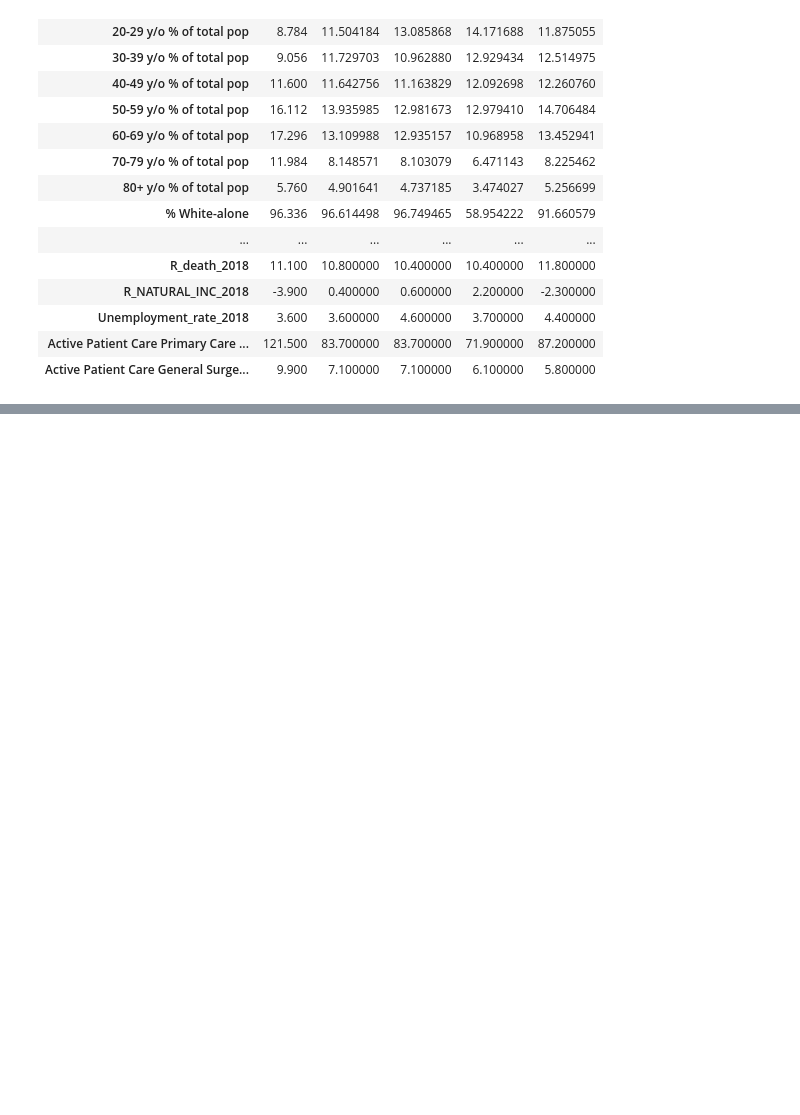
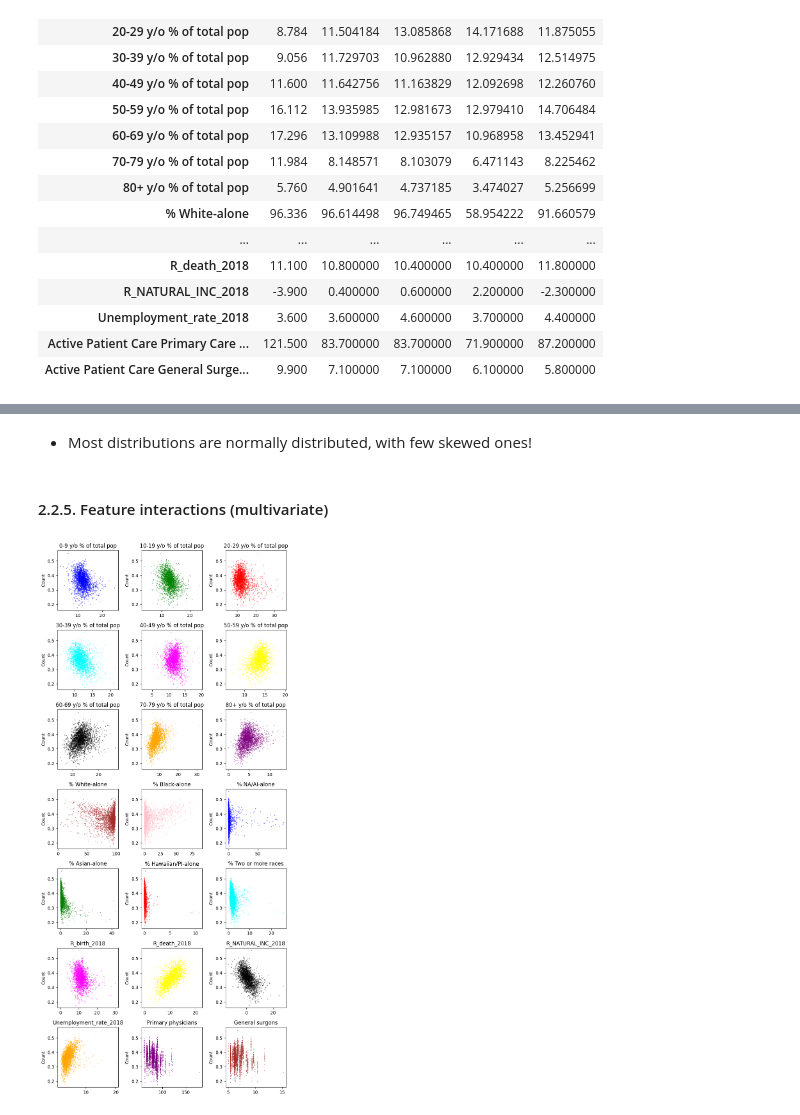
Before and after one commit to 4GeeksAcademy/Madesh1-regularized-linear-regression, a Jupyter notebook: src/Madesh_solution.ipynb, the cells around one changed output, grey strips where cells are left out. Saved outputs shown, nothing was run; the diff lists cells and outputs as text; code cells hidden in the pictures; blank space fills up the shorter version.

```diff
--- a/src/Madesh_solution.ipynb
+++ b/src/Madesh_solution.ipynb
@@ -186,0 +273,23 @@ testing_features.head().T
+# %% [markdown]
+- Most distributions are normally distributed, with few skewed ones!
+# %% [markdown]
+#### 2.2.5. Feature interactions (multivariate)
+# %%
+#Feature extraction
+feature_columns=list(training_features.columns)
+#Row calculation
+rows=len(feature_columns) // 3
+#Other features vs target
+fig, axs=plt.subplots(rows,3, figsize=(8,2.5*rows))
+axs=axs.flatten()
+colors = ['blue', 'green', 'red', 'cyan', 'magenta', 'yellow', 'black', 'orange', 'purple', 'brown', 'pink', 'blue', 'green', 'red', 'cyan', 'magenta', 'yellow', 'black', 'orange', 'purple', 'brown']
+
+for i, feature in enumerate(feature_columns):
+    axs[i].set_title(feature)
+    axs[i].scatter(training_features[feature], train_labels, s=0.2, color=colors[i % len(colors)])
+    axs[i].set_ylabel('Count')
+
+fig.tight_layout()
+fig.show()
+# %% [output]
+[figure, added]
```
Also changed, not shown: parts of 10 cells of this notebook, 1 other file.
